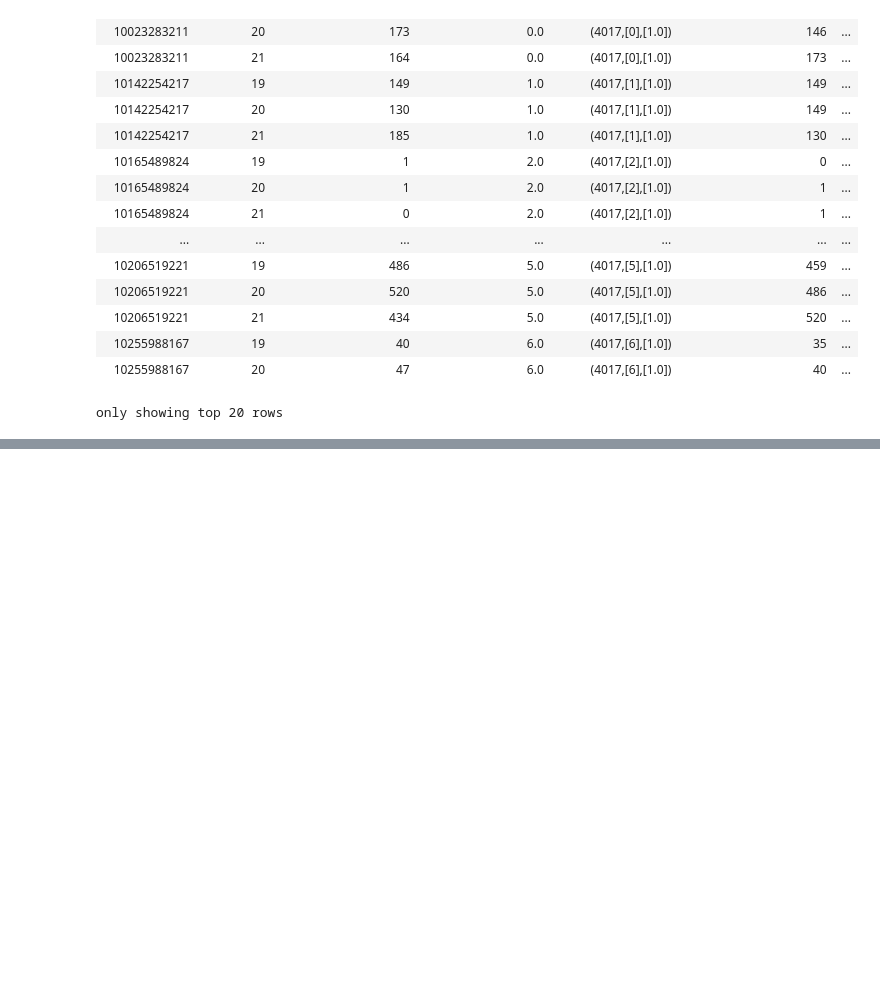
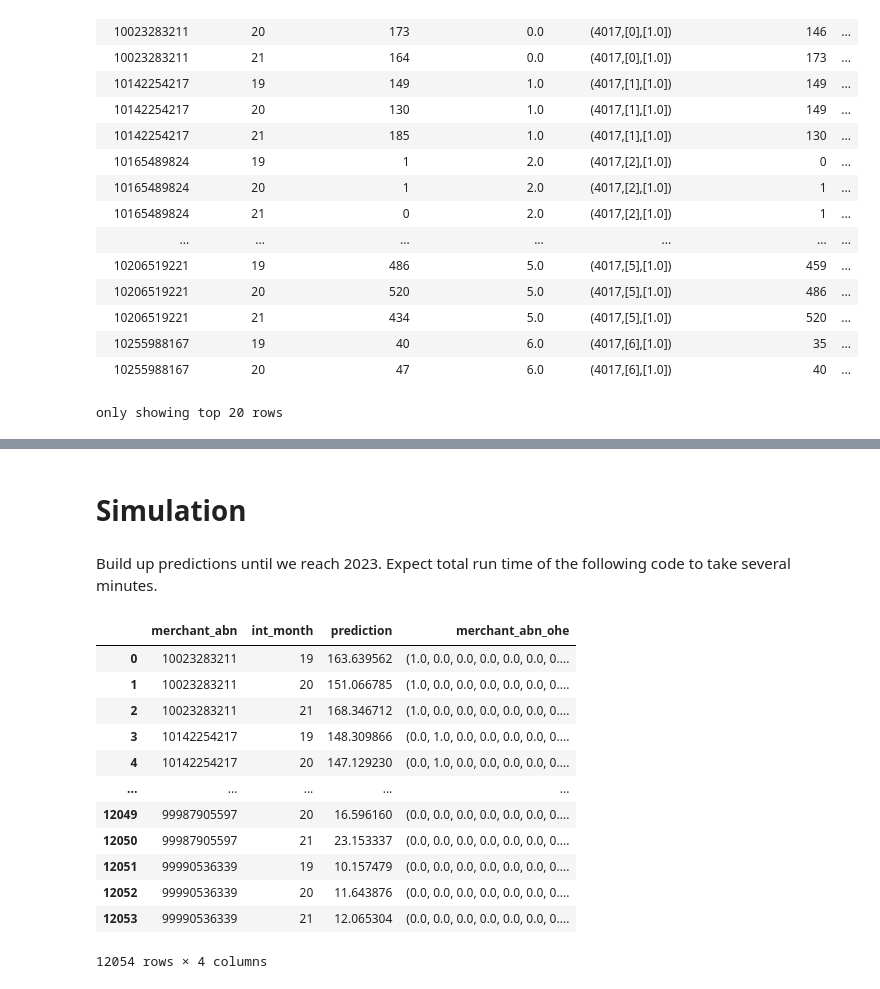
Before and after one commit to MAST30034-Applied-Data-Science/generic-buy-now-pay-later-project-group-35, a Jupyter notebook: notebooks/4.1.1b-modelling_trans_num.ipynb, the cells around one changed output, grey strips where cells are left out. Saved outputs shown, nothing was run; the diff lists cells and outputs as text; code cells hidden in the pictures; blank space fills up the shorter version.

```diff
--- a/notebooks/4.1.1b-modelling_trans_num.ipynb
+++ b/notebooks/4.1.1b-modelling_trans_num.ipynb
@@ -346,0 +342,21 @@ for i in range(5):
+# %% [markdown]
+# Simulation
+# %% [markdown]
+Build up predictions until we reach 2023. Expect total run time of the following code to take several minutes.
+# %%
+pdf = predictions.select('merchant_abn', 'int_month', 'prediction', 'merchant_abn_ohe').toPandas()
+pdf
+# %% [output]
+|  | merchant_abn | int_month | prediction | merchant_abn_ohe |
+| 0 | 10023283211 | 19 | 163.639562 | (1.0, 0.0, 0.0, 0.0, 0.0, 0.0, 0.... |
+| 1 | 10023283211 | 20 | 151.066785 | (1.0, 0.0, 0.0, 0.0, 0.0, 0.0, 0.... |
+| 2 | 10023283211 | 21 | 168.346712 | (1.0, 0.0, 0.0, 0.0, 0.0, 0.0, 0.... |
+| 3 | 10142254217 | 19 | 148.309866 | (0.0, 1.0, 0.0, 0.0, 0.0, 0.0, 0.... |
+| 4 | 10142254217 | 20 | 147.129230 | (0.0, 1.0, 0.0, 0.0, 0.0, 0.0, 0.... |
+| ... | ... | ... | ... | ... |
+| 12049 | 99987905597 | 20 | 16.596160 | (0.0, 0.0, 0.0, 0.0, 0.0, 0.0, 0.... |
+| 12050 | 99987905597 | 21 | 23.153337 | (0.0, 0.0, 0.0, 0.0, 0.0, 0.0, 0.... |
+| 12051 | 99990536339 | 19 | 10.157479 | (0.0, 0.0, 0.0, 0.0, 0.0, 0.0, 0.... |
+| 12052 | 99990536339 | 20 | 11.643876 | (0.0, 0.0, 0.0, 0.0, 0.0, 0.0, 0.... |
+| 12053 | 99990536339 | 21 | 12.065304 | (0.0, 0.0, 0.0, 0.0, 0.0, 0.0, 0.... |
+12054 rows × 4 columns
```
Also changed, not shown: parts of 21 cells of this notebook, 3 other files.
